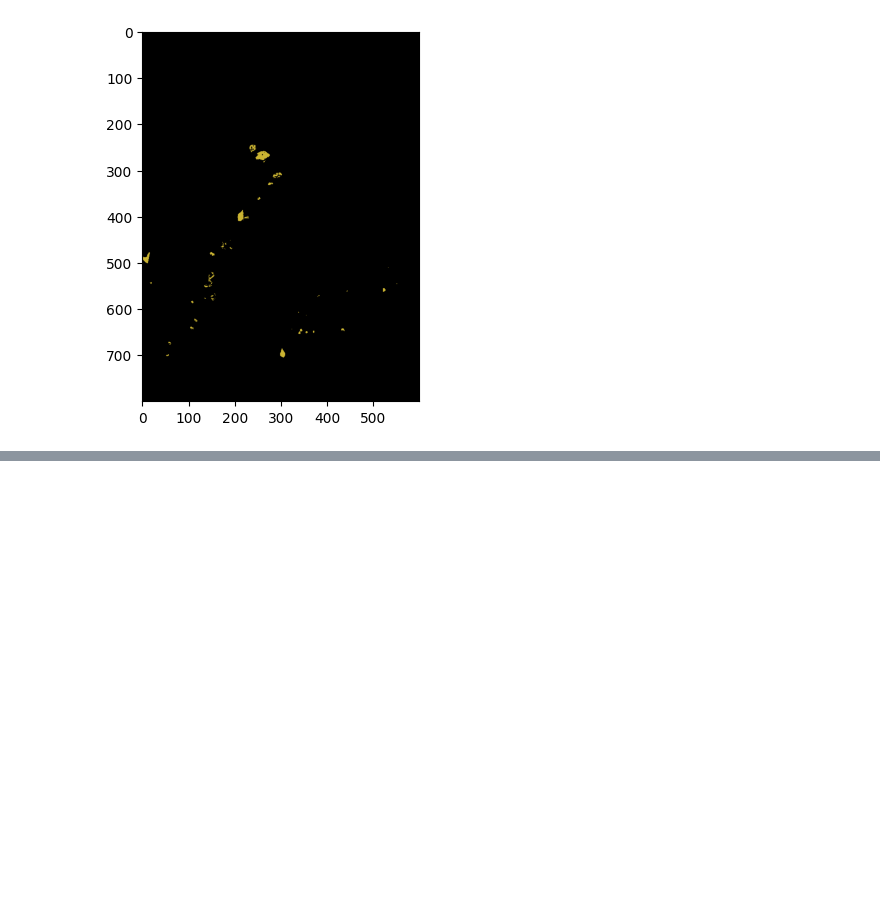
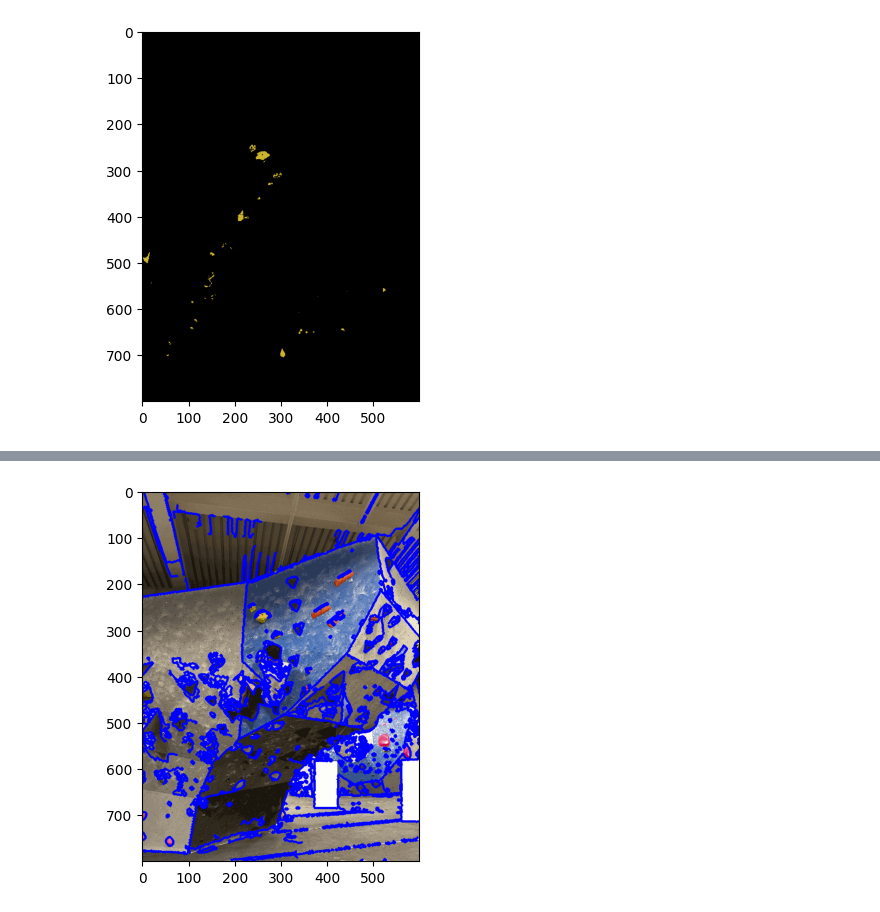
Before and after one commit to ajchili/balderdash, a Jupyter notebook: lord_help_me.ipynb, the cells around one changed output, grey strips where cells are left out. Saved outputs shown, nothing was run; the diff lists cells and outputs as text; code cells hidden in the pictures; blank space fills up the shorter version.

```diff
--- a/lord_help_me.ipynb
+++ b/lord_help_me.ipynb
@@ -90,0 +112,18 @@ plt.show()
+# %%
+hsv = cv2.cvtColor(img, cv2.COLOR_BGR2HSV)
+
+mask = cv2.inRange(hsv, hsl_to_hsv(
+    *[0, 0, 0]), hsl_to_hsv(*[45, 50, 100]))
+result = cv2.bitwise_and(img, img, mask=mask)
+result = cv2.GaussianBlur(result, (5, 5), 1.4)
+result = quantize(result, k=8)
+result = cv2.Canny(result, 100, 200)
+contours, hierarchy = cv2.findContours(result, cv2.RETR_TREE, cv2.CHAIN_APPROX_SIMPLE)
+output = img.copy()
+cv2.drawContours(output, contours, -1, (255,0,0), 3)
+
+safe_for_human_eyes_result = cv2.cvtColor(output, cv2.COLOR_BGR2RGB)
+plt.imshow(safe_for_human_eyes_result)
+plt.show()
+# %% [output]
+[figure, added]
```
Also changed, not shown: parts of 4 cells of this notebook.
